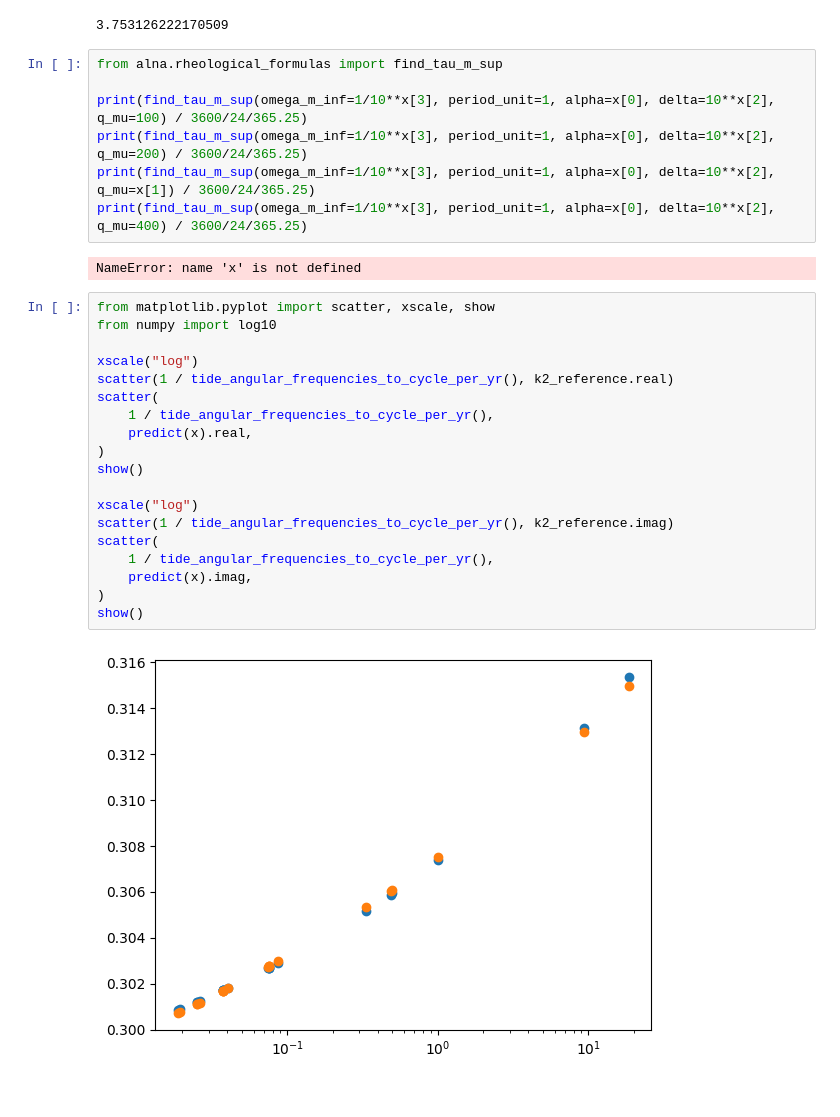
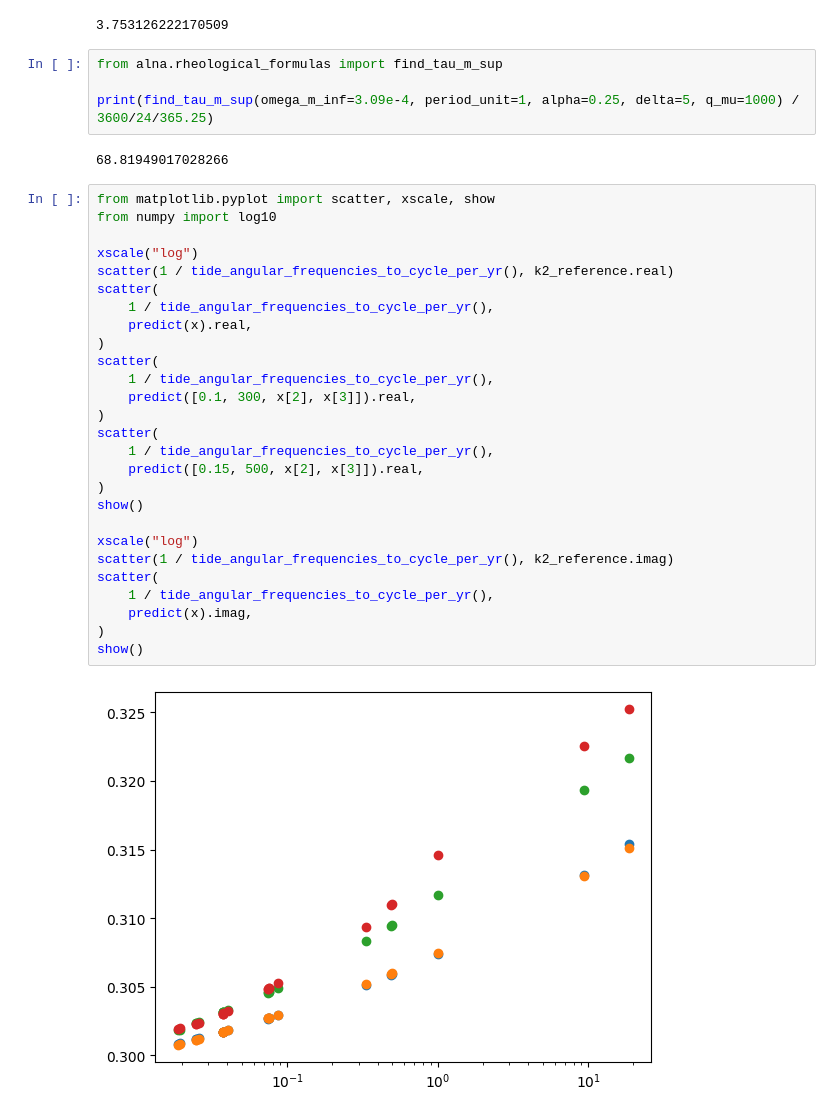
Before and after one commit to maxime-rousselet-cnes/gins_partials, a Jupyter notebook: initial_value_guess.ipynb, the cells around one changed output. Saved outputs shown, nothing was run; the diff lists cells and outputs as text.

```diff
--- a/initial_value_guess.ipynb
+++ b/initial_value_guess.ipynb
@@ -106,30 +102,35 @@ print(find_tau_m_sup(omega_m_inf=3.09e-5, period_unit=1, alpha=0.25, delta=10**1
 # %%
 from alna.rheological_formulas import find_tau_m_sup
 
-print(find_tau_m_sup(omega_m_inf=1/10**x[3], period_unit=1, alpha=x[0], delta=10**x[2], q_mu=100) / 3600/24/365.25)
-print(find_tau_m_sup(omega_m_inf=1/10**x[3], period_unit=1, alpha=x[0], delta=10**x[2], q_mu=200) / 3600/24/365.25)
-print(find_tau_m_sup(omega_m_inf=1/10**x[3], period_unit=1, alpha=x[0], delta=10**x[2], q_mu=x[1]) / 3600/24/365.25)
-print(find_tau_m_sup(omega_m_inf=1/10**x[3], period_unit=1, alpha=x[0], delta=10**x[2], q_mu=400) / 3600/24/365.25)
+print(find_tau_m_sup(omega_m_inf=3.09e-4, period_unit=1, alpha=0.25, delta=5, q_mu=1000) / 3600/24/365.25)
 # %% [output]
-NameError: name 'x' is not defined
+68.81949017028266
 # %%
 from matplotlib.pyplot import scatter, xscale, show
 from numpy import log10
 
 xscale("log")
 scatter(1 / tide_angular_frequencies_to_cycle_per_yr(), k2_reference.real)
 scatter(
     1 / tide_angular_frequencies_to_cycle_per_yr(),
     predict(x).real,
 )
+scatter(
+    1 / tide_angular_frequencies_to_cycle_per_yr(),
+    predict([0.1, 300, x[2], x[3]]).real,
+)
+scatter(
+    1 / tide_angular_frequencies_to_cycle_per_yr(),
+    predict([0.15, 500, x[2], x[3]]).real,
+)
 show()
 
 xscale("log")
 scatter(1 / tide_angular_frequencies_to_cycle_per_yr(), k2_reference.imag)
 scatter(
     1 / tide_angular_frequencies_to_cycle_per_yr(),
     predict(x).imag,
 )
 show()
 # %% [output]
-[figure, old version]
+[figure, new version]
```
Also changed, not shown: parts of 5 cells of this notebook, 2 other files.
